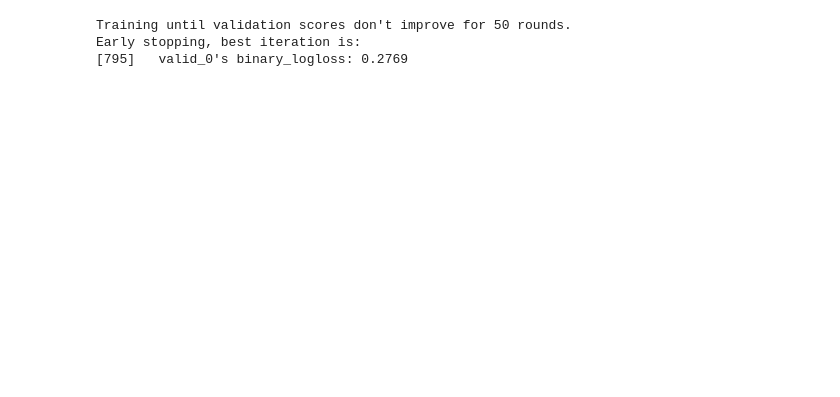
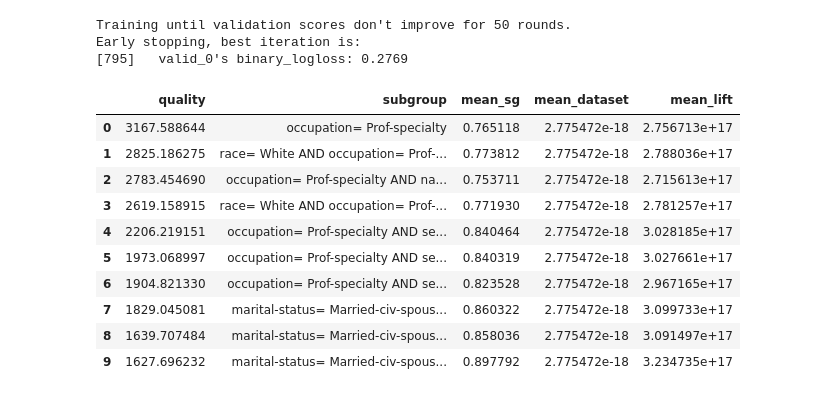
Before and after one commit to XiaoqiMa/Master-Thesis, a Jupyter notebook: Code/Jupyter-notebooks/shap_subgroupdiscovery.ipynb, the cells around one changed output. Drawn from its saved outputs; the diff is of its cells as text; code cells hidden in the pictures; blank space fills up the shorter version.

```diff
--- a/Code/Jupyter-notebooks/shap_subgroupdiscovery.ipynb
+++ b/Code/Jupyter-notebooks/shap_subgroupdiscovery.ipynb
@@ -95,8 +100,24 @@ model = sex_discovery.train_model()
 Training until validation scores don't improve for 50 rounds.
 Early stopping, best iteration is:
 [795]   valid_0's binary_logloss: 0.2769
+# %%
+pd.set_option('display.max_colwidth', -1)
 # %%
-# sex_discovery.discovery()
+sex_dis = sex_discovery.discovery()
+# %%
+sex_dis[['quality', 'subgroup', 'mean_sg', 'mean_dataset', 'mean_lift']]
+# %% [output]
+|  | quality | subgroup | mean_sg | mean_dataset | mean_lift |
+| 0 | 3167.588644 | occupation= Prof-specialty | 0.765118 | 2.775472e-18 | 2.756713e+17 |
+| 1 | 2825.186275 | race= White AND occupation= Prof-... | 0.773812 | 2.775472e-18 | 2.788036e+17 |
+| 2 | 2783.454690 | occupation= Prof-specialty AND na... | 0.753711 | 2.775472e-18 | 2.715613e+17 |
+| 3 | 2619.158915 | race= White AND occupation= Prof-... | 0.771930 | 2.775472e-18 | 2.781257e+17 |
+| 4 | 2206.219151 | occupation= Prof-specialty AND se... | 0.840464 | 2.775472e-18 | 3.028185e+17 |
+| 5 | 1973.068997 | occupation= Prof-specialty AND se... | 0.840319 | 2.775472e-18 | 3.027661e+17 |
+| 6 | 1904.821330 | occupation= Prof-specialty AND se... | 0.823528 | 2.775472e-18 | 2.967165e+17 |
+| 7 | 1829.045081 | marital-status= Married-civ-spous... | 0.860322 | 2.775472e-18 | 3.099733e+17 |
+| 8 | 1639.707484 | marital-status= Married-civ-spous... | 0.858036 | 2.775472e-18 | 3.091497e+17 |
+| 9 | 1627.696232 | marital-status= Married-civ-spous... | 0.897792 | 2.775472e-18 | 3.234735e+17 |
 # %%
 sex_discovery.get_shap_summary_plot()
 # %% [output]
```
Also changed, not shown: parts of 2 cells of this notebook, 2 other files.
